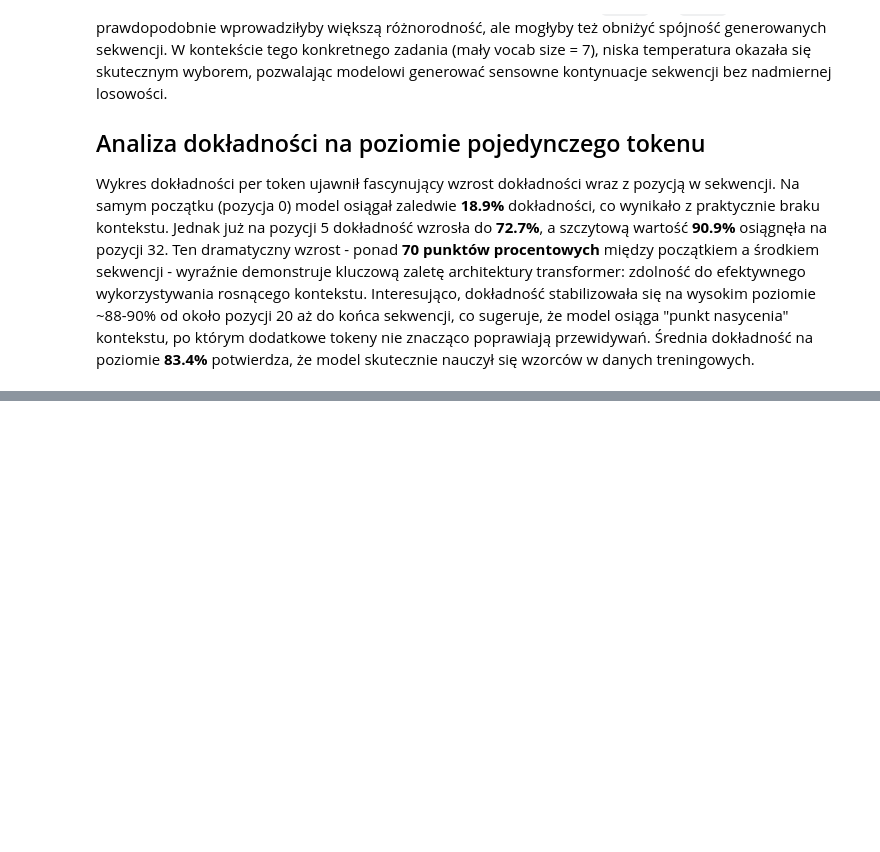
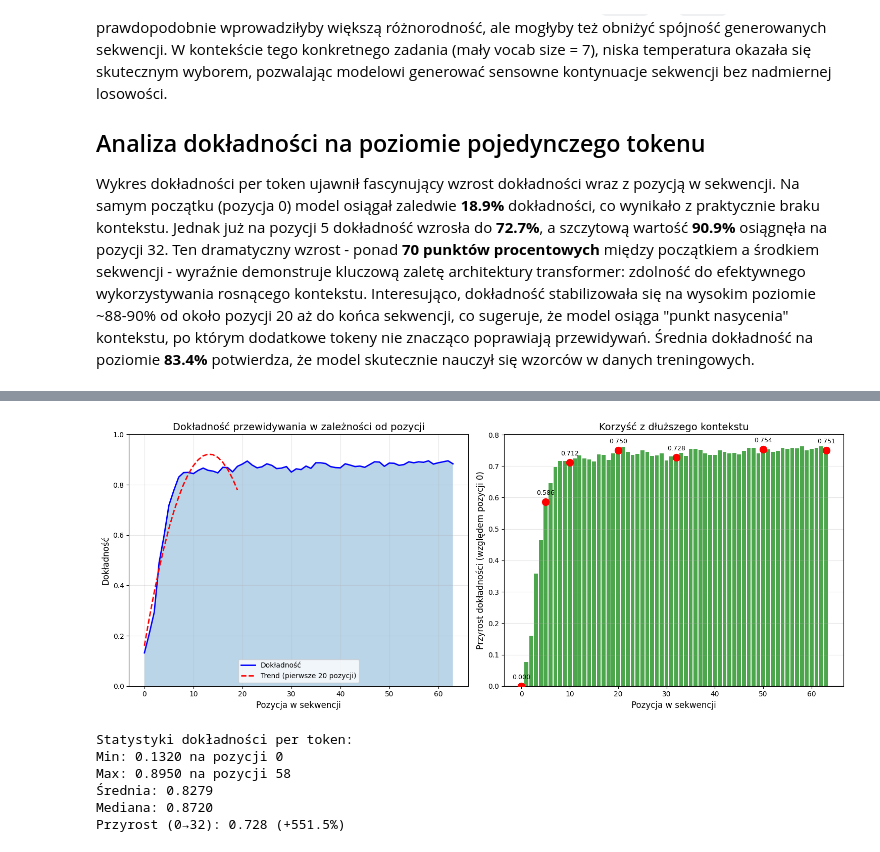
Before and after one commit to mar2000/Deep-Neural-Networks, a Jupyter notebook: Project3/Notebook.ipynb, the cells around one changed output, grey strips where cells are left out. Drawn from its saved outputs; the diff is of its cells as text; code cells hidden in the pictures; blank space fills up the shorter version.

```diff
--- a/Project3/Notebook.ipynb
+++ b/Project3/Notebook.ipynb
@@ -2180,0 +2360,79 @@ Wykres dokładności per token ujawnił fascynujący wzrost dokładności wraz z
+# %%
+import matplotlib.pyplot as plt
+import numpy as np
+
+@torch.no_grad()
+def plot_detailed_per_token_analysis():
+    """Szczegółowa analiza per token accuracy"""
+    model.eval()
+
+    # Oblicz per token accuracy (już masz to zrobione)
+    # Użyj Twojej funkcji calc_per_token_acc lub:
+    per_token_acc = calc_per_token_acc(model, TEST_LOADER)
+
+    # Tworzenie wykresu
+    fig, (ax1, ax2) = plt.subplots(1, 2, figsize=(15, 6))
+
+    # Wykres 1: Podstawowy wykres dokładności
+    positions = np.arange(len(per_token_acc))
+    ax1.plot(positions, per_token_acc, 'b-', linewidth=2, label='Dokładność')
+    ax1.fill_between(positions, per_token_acc, alpha=0.3)
+
+    # Dodaj linię trendu
+    z = np.polyfit(positions[:20], per_token_acc[:20], 2)
+    p = np.poly1d(z)
+    ax1.plot(positions[:20], p(positions[:20]), 'r--',
+             linewidth=2, label='Trend (pierwsze 20 pozycji)')
+
+    ax1.set_xlabel('Pozycja w sekwencji', fontsize=12)
+    ax1.set_ylabel('Dokładność', fontsize=12)
+    ax1.set_title('Dokładność przewidywania w zależności od pozycji', fontsize=14)
+    ax1.grid(True, alpha=0.3)
+    ax1.legend()
+    ax1.set_ylim(0, 1)
+
+    # Wykres 2: Przyrost dokładności
+    accuracy_gain = np.zeros_like(per_token_acc)
+    for i in range(1, len(per_token_acc)):
+        accuracy_gain[i] = per_token_acc[i] - per_token_acc[0]
+
+    ax2.bar(positions, accuracy_gain, color='green', alpha=0.7)
+    ax2.axhline(y=0, color='black', linestyle='-', alpha=0.3)
+
+    # Zaznacz kluczowe punkty
+    key_positions = [0, 5, 10, 20, 32, 50, 63]
+    for pos in key_positions:
+        if pos < len(per_token_acc):
+            ax2.scatter(pos, accuracy_gain[pos], color='red', s=100, zorder=5)
+            ax2.annotate(f'{accuracy_gain[pos]:.3f}',
+                        xy=(pos, accuracy_gain[pos]),
+                        xytext=(0, 10),
+                        textcoords='offset points',
+                        ha='center',
+                        fontsize=9)
+
+    ax2.set_xlabel('Pozycja w sekwencji', fontsize=12)
+    ax2.set_ylabel('Przyrost dokładności (względem pozycji 0)', fontsize=12)
+    ax2.set_title('Korzyść z dłuższego kontekstu', fontsize=14)
+    ax2.grid(True, alpha=0.3, axis='y')
+
+    plt.tight_layout()
+    plt.show()
+
+    # Statystyki
+    print("Statystyki dokładności per token:")
+    print(f"Min: {per_token_acc.min():.4f} na pozycji {per_token_acc.argmin()}")
+    print(f"Max: {per_token_acc.max():.4f} na pozycji {per_token_acc.argmax()}")
+    print(f"Średnia: {per_token_acc.mean():.4f}")
+    print(f"Mediana: {np.median(per_token_acc):.4f}")
+    print(f"Przyrost (0→32): {per_token_acc[32] - per_token_acc[0]:.3f} (+{(per_token_acc[32] - per_token_acc[0])/per_token_acc[0]*100:.1f}%)")
+
+plot_detailed_per_token_analysis()
+# %% [output]
+[figure, added]
+Statystyki dokładności per token:
+Min: 0.1320 na pozycji 0
+Max: 0.8950 na pozycji 58
+Średnia: 0.8279
+Mediana: 0.8720
+Przyrost (0→32): 0.728 (+551.5%)
```
Also changed, not shown: parts of 13 cells of this notebook.
